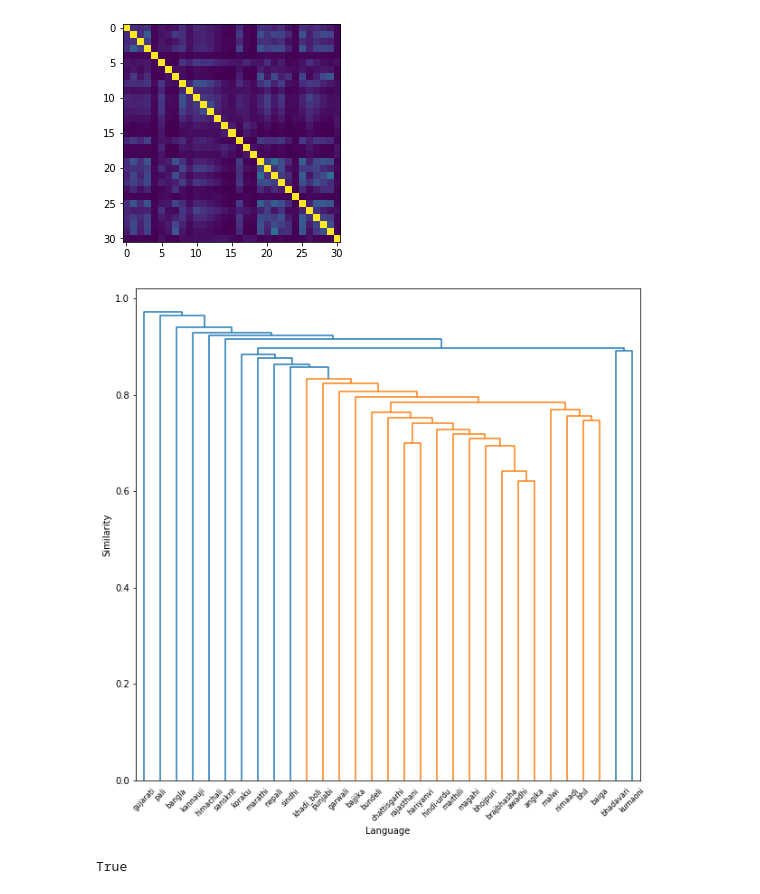
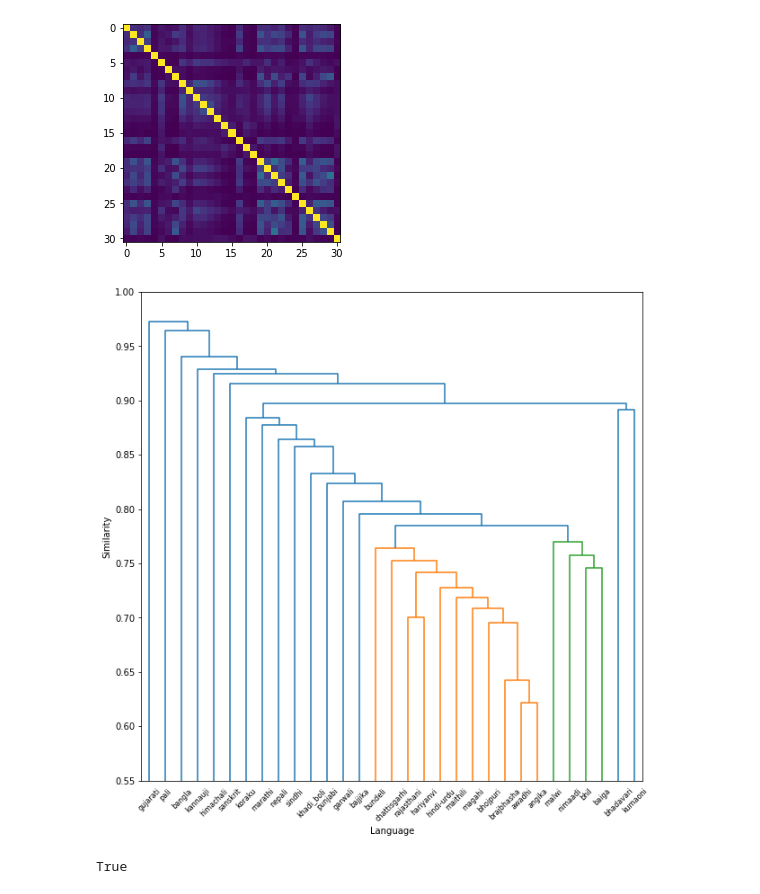
Before and after one commit to niyatibafna/north-indian-dialect-modelling, a Jupyter notebook: stats/dendrogram_lexical_similarity.ipynb, the cells around one changed output. Cells and saved outputs as stored; diff of their text form; code cells hidden in the pictures.

```diff
--- a/stats/dendrogram_lexical_similarity.ipynb
+++ b/stats/dendrogram_lexical_similarity.ipynb
@@ -29,18 +29,19 @@ plt.imshow(similarity, interpolation="nearest")
 # %%
 dissimilarity = distance.squareform(1 - similarity)
 threshold = 5
 linkage = hierarchy.linkage(dissimilarity, method="single")
 clusters = hierarchy.fcluster(linkage, threshold, criterion="distance")
 plt.figure(figsize=(10,10))
 # plt.subplot(500)
-dendro = hierarchy.dendrogram(linkage, color_threshold=0.85, labels = langs)
+dendro = hierarchy.dendrogram(linkage, color_threshold=0.78, labels = langs)
 plt.xlabel("Language")
 plt.ylabel("Similarity")
+plt.ylim(0.55, 1)
 # plt.show()
 # fig = dendro.get_figure()
 plt.savefig("here.png", bbox_inches = "tight")
 # %% [output]
-[figure, old version]
+[figure, new version]
 # %%
 (1-similarity<=1).all()
 # %% [output]
```
Also changed, not shown: 20 other files.
